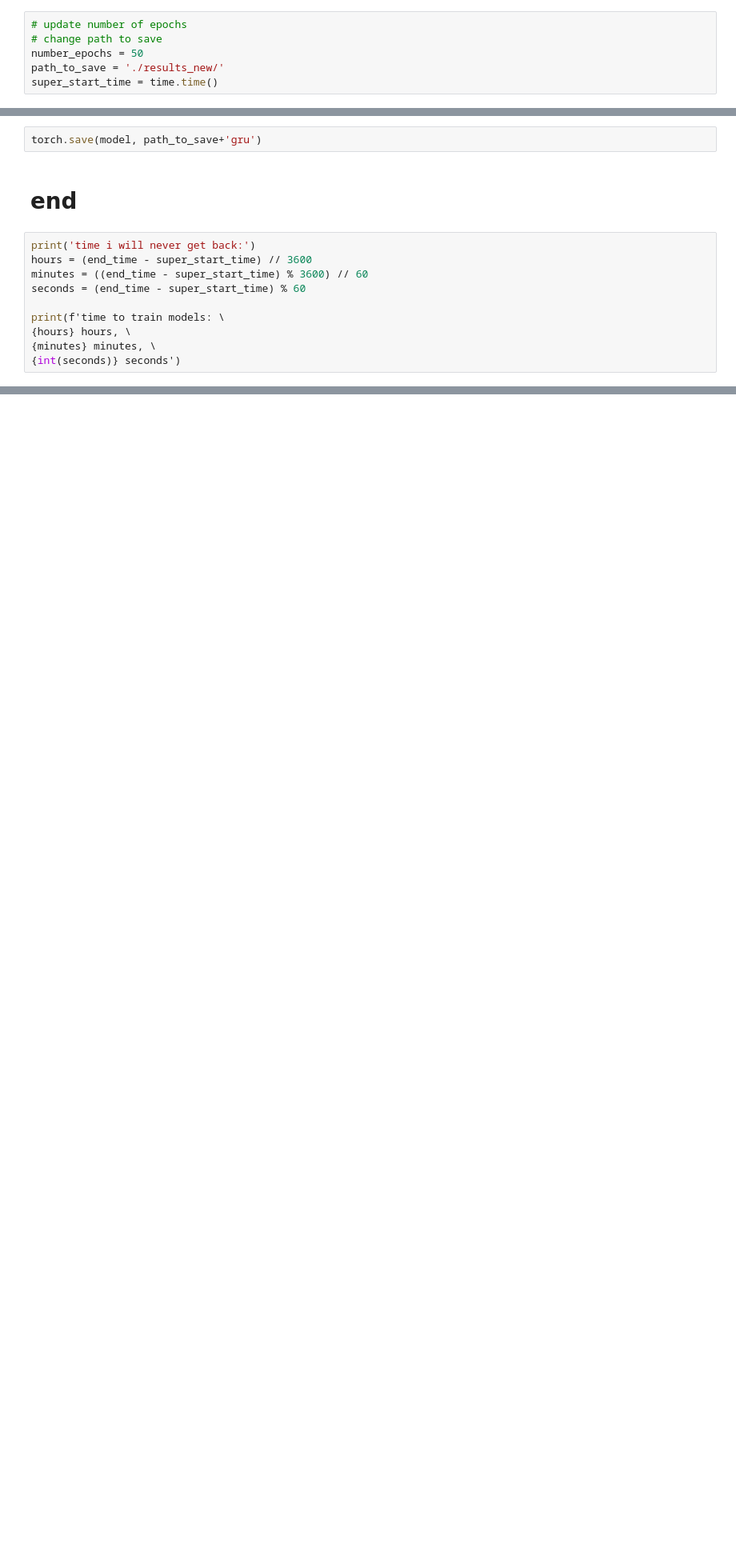
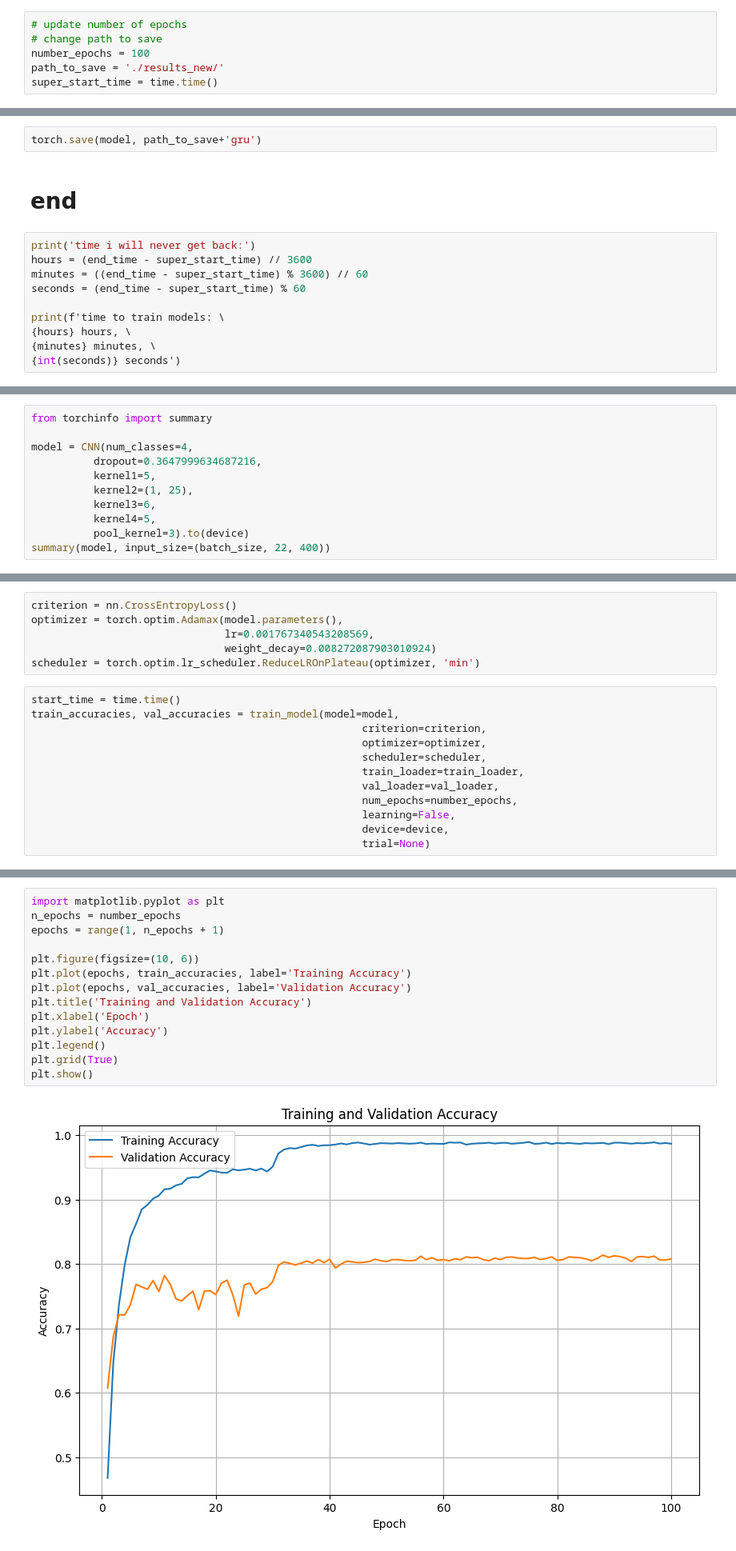
Before and after one commit to warrenjkim/eeg-signal-classifier, a Jupyter notebook: please_work.ipynb, the cells around one changed output, grey strips where cells are left out. Shown at 80% size. Cells and saved outputs as stored; diff of their text form; blank space fills up the shorter version.

Commit message:
added good model

```diff
--- a/please_work.ipynb
+++ b/please_work.ipynb
@@ -954,7 +964,7 @@ TEST_DATA 7
 # %%
 # update number of epochs
 # change path to save
-number_epochs = 50
+number_epochs = 100
 path_to_save = './results_new/'
 super_start_time = time.time()
 # %%
@@ -1852,0 +1933,11 @@ print(f'time to train models: \
+# %%
+from torchinfo import summary
+
+model = CNN(num_classes=4,
+          dropout=0.3647999634687216,
+          kernel1=5,
+          kernel2=(1, 25),
+          kernel3=6,
+          kernel4=5,
+          pool_kernel=3).to(device)
+summary(model, input_size=(batch_size, 22, 400))
@@ -1852,0 +1962,18 @@ print(f'time to train models: \
+# %%
+criterion = nn.CrossEntropyLoss()
+optimizer = torch.optim.Adamax(model.parameters(),
+                               lr=0.001767340543208569,
+                               weight_decay=0.008272087903010924)
+scheduler = torch.optim.lr_scheduler.ReduceLROnPlateau(optimizer, 'min')
+# %%
+start_time = time.time()
+train_accuracies, val_accuracies = train_model(model=model,
+                                                     criterion=criterion,
+                                                     optimizer=optimizer,
+                                                     scheduler=scheduler,
+                                                     train_loader=train_loader,
+                                                     val_loader=val_loader,
+                                                     num_epochs=number_epochs,
+                                                     learning=False,
+                                                     device=device,
+                                                     trial=None)
@@ -1852,0 +2005,16 @@ print(f'time to train models: \
+# %%
+import matplotlib.pyplot as plt
+n_epochs = number_epochs
+epochs = range(1, n_epochs + 1)
+
+plt.figure(figsize=(10, 6))
+plt.plot(epochs, train_accuracies, label='Training Accuracy')
+plt.plot(epochs, val_accuracies, label='Validation Accuracy')
+plt.title('Training and Validation Accuracy')
+plt.xlabel('Epoch')
+plt.ylabel('Accuracy')
+plt.legend()
+plt.grid(True)
+plt.show()
+# %% [output]
+[figure, added]
```
Also changed, not shown: parts of 24 cells of this notebook, 3 other files.
